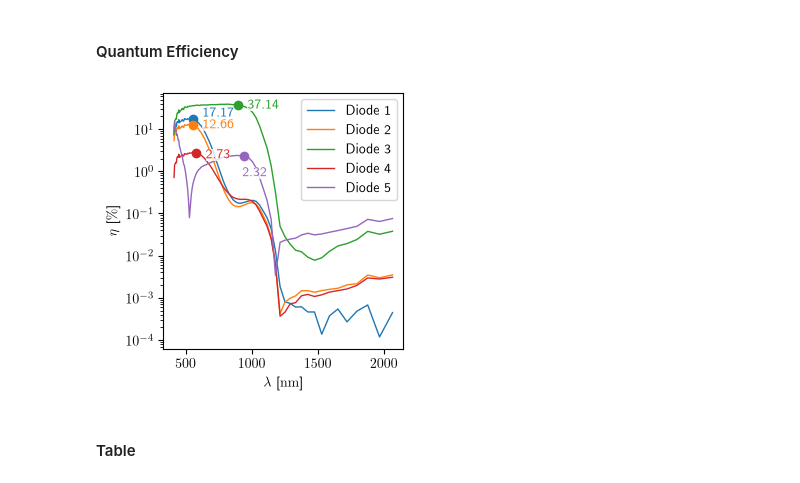
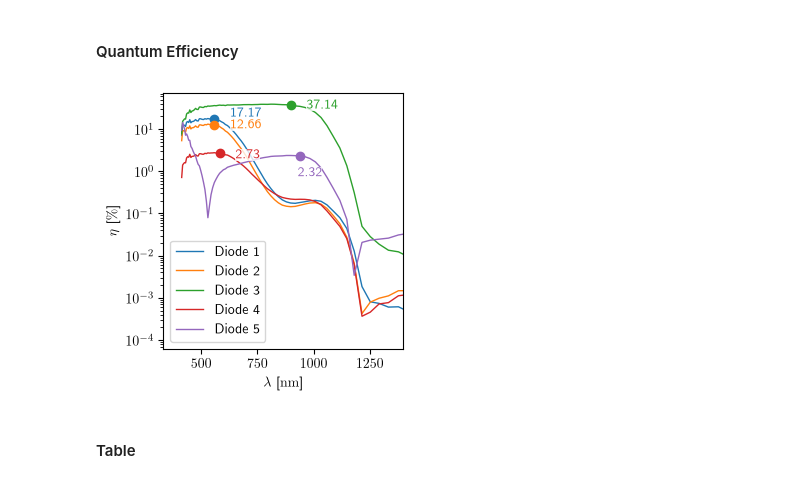
Before and after one commit to slegt/semiconductor_lab_1, a Jupyter notebook: b4/python/task1.ipynb, the cells around one changed output. Saved outputs shown, nothing was run; the diff lists cells and outputs as text; code cells hidden in the pictures.

```diff
--- a/b4/python/task1.ipynb
+++ b/b4/python/task1.ipynb
@@ -352,35 +352,34 @@ with plt.rc_context(SINGLE_COLUMN):
                 offset_y = 0.4 * diode["quantum_percent_max"]
                 offset_x = 70
             case 3:
                 offset_y = -0.1 * diode["quantum_percent_max"]
                 offset_x = 70
             case 4:
                 offset_y = -0.6 * diode["quantum_percent_max"]
                 offset_x = -10
             case _:
                 offset_y = 0
                 offset_x = 70
 
         ax.text(
             x=diode["lambda_max_new"] + offset_x,
             y=diode["quantum_percent_max"] + offset_y,
             s=f"{diode['quantum_percent_max']:.2f}",
             ha="left",
             va="center",
             color=color,
             bbox={"facecolor": "white", "edgecolor": "none", "pad": 0, "alpha": 0.8},
         )
         ax.legend()
 
-    ax.set_ylim(bottom=1e-6, top=1)
     ax.set_xlim(right=1400)
     ax.set_yscale("log")
     ax.set_xlabel(r"$\lambda$ [\unit{\nano\meter}]")
     ax.set_ylabel(r"$\eta$ [\unit{\percent}]")
 
     fig.savefig(PLOT_FOLDER / "quantum_efficiency.pdf")
 # %% [output]
-[figure, old version]
+[figure, new version]
 # %% [markdown]
 #### Table
 # %%
```
Also changed, not shown: 2 other files.
